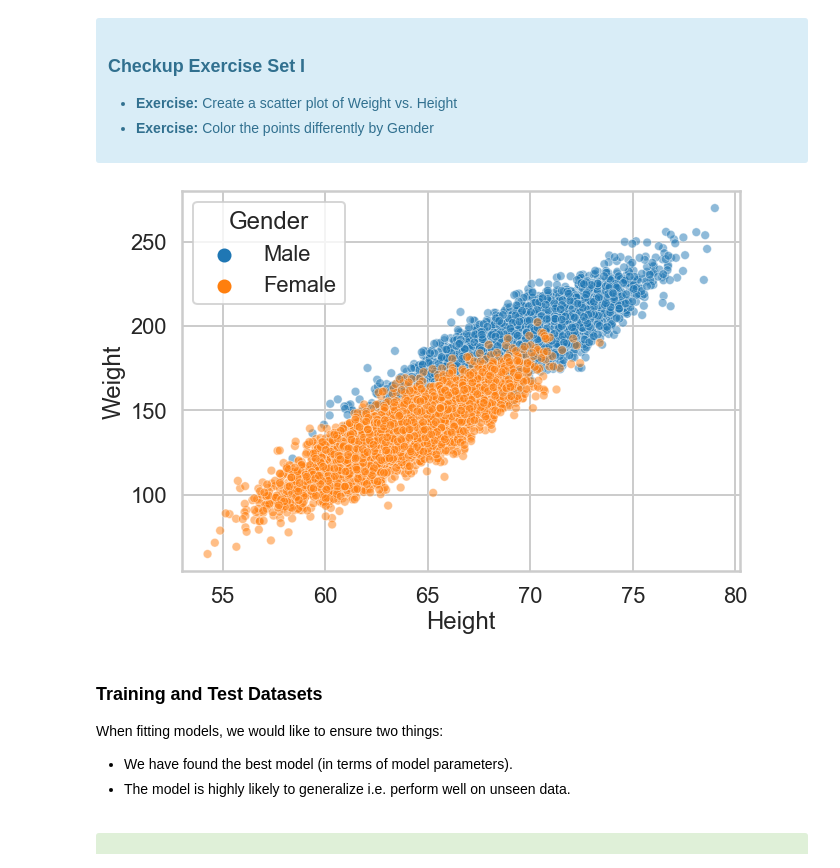
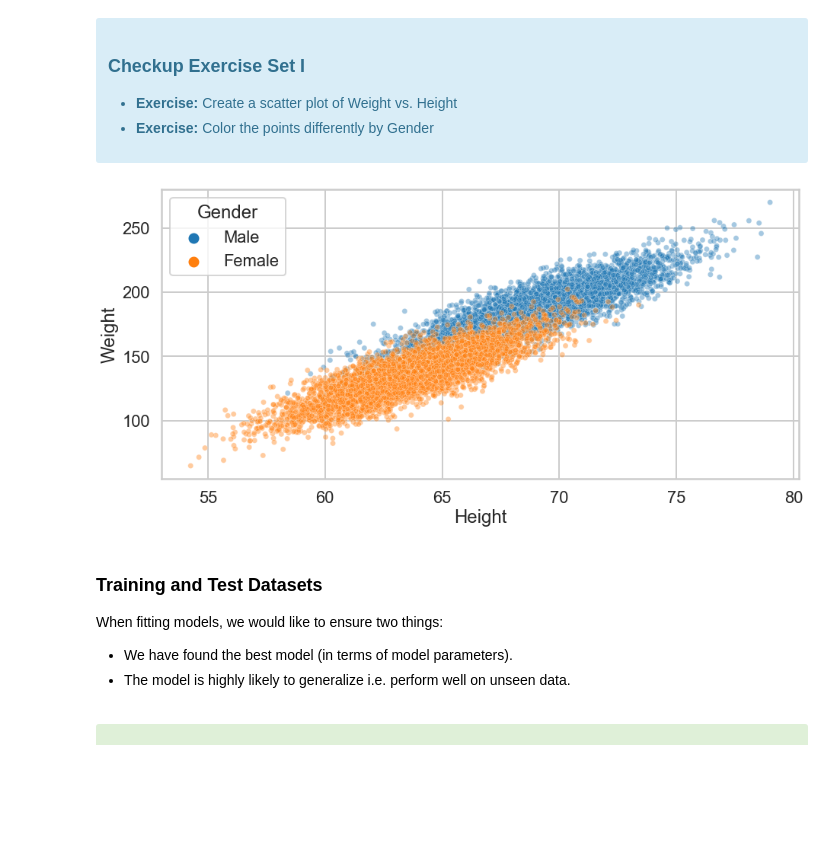
Before and after one commit to mf11y/Data_Sci_Projects, a Jupyter notebook: Logistic_Regression_Case_Study/Logistic Regression Advanced Case Study.ipynb, the cells around one changed output. Saved outputs shown, nothing was run; the diff lists cells and outputs as text; code cells hidden in the pictures; blank space fills up the shorter version.

```diff
--- a/Logistic_Regression_Case_Study/Logistic Regression Advanced Case Study.ipynb
+++ b/Logistic_Regression_Case_Study/Logistic Regression Advanced Case Study.ipynb
@@ -122,10 +122,10 @@ with the "response" or "label" $y$ as a plain array of 0s and 1s for binary clas
 </div>
 # %%
 # your turn
-plt.figure(figsize=(10,7))
-sns.scatterplot(data=dflog, x='Height', y = 'Weight', hue='Gender', alpha=.5,s=75);
+plt.figure(figsize=(15,7))
+sns.scatterplot(data=dflog, x='Height', y = 'Weight', hue='Gender', alpha=.4,s=50);
 # %% [output]
-[figure, old version]
+[figure, new version]
 # %% [markdown]
 ### Training and Test Datasets
 
```
Also changed, not shown: parts of 12 cells of this notebook.
